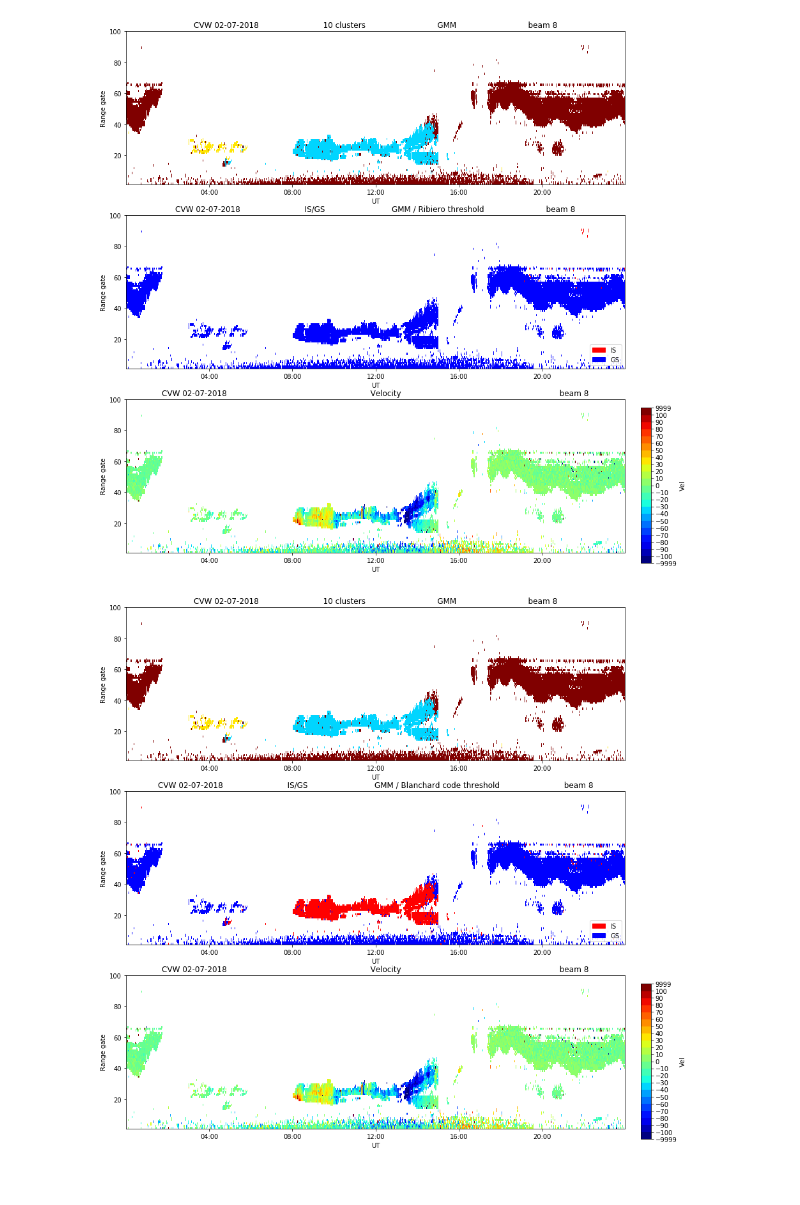
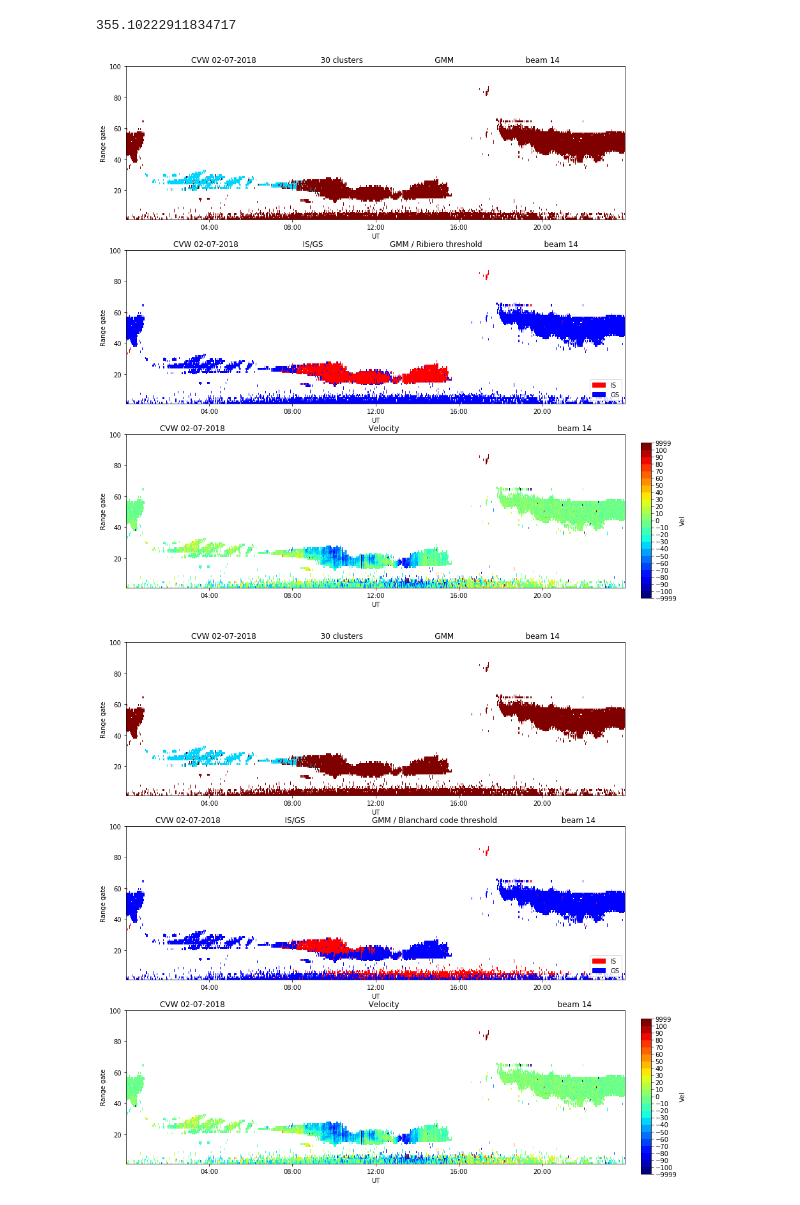
Before and after one commit to vtsuperdarn/clustering_superdarn_data, a Jupyter notebook: cluster.ipynb, the cells around one changed output. Saved outputs shown, nothing was run; the diff lists cells and outputs as text; code cells hidden in the pictures.

```diff
--- a/cluster.ipynb
+++ b/cluster.ipynb
@@ -7,9 +7,10 @@ import datetime
 start_time = datetime.datetime(2018, 2, 7)
 end_time = datetime.datetime(2018, 2, 8)
 
-gmm = GMM(start_time, end_time, 'cvw', loadPickle=True)
+gmm = GMM(start_time, end_time, 'cvw', n_clusters=30)
 #gmm.pickle()
 print(gmm.data_dict.keys())
+print(gmm.runtime)
 # %% [output]
 The autoreload extension is already loaded. To reload it, use:
   %reload_ext autoreload
@@ -16,10 +19,14 @@ The autoreload extension is already loaded. To reload it, use:
 dict_keys(['gate', 'time', 'vel', 'trad_gsflg', 'beam', 'wid', 'elv', 'nbeam', 'nrang'])
+# %%
+print(gmm.runtime)
+# %% [output]
+355.10222911834717
 # %%
 %matplotlib inline
-gmm.plot_rti(8, 'Ribiero')
+gmm.plot_rti(14, 'Ribiero')
 # %% [output]
-[figure, old version]
+[figure, new version]
 # %%
-gmm.plot_rti(8, 'Blanchard code')
+gmm.plot_rti(14, 'Blanchard code')
 # %% [output]
-[figure, old version]
+[figure, new version]
```
Also changed, not shown: parts of 1 cell of this notebook, 9 other files.
